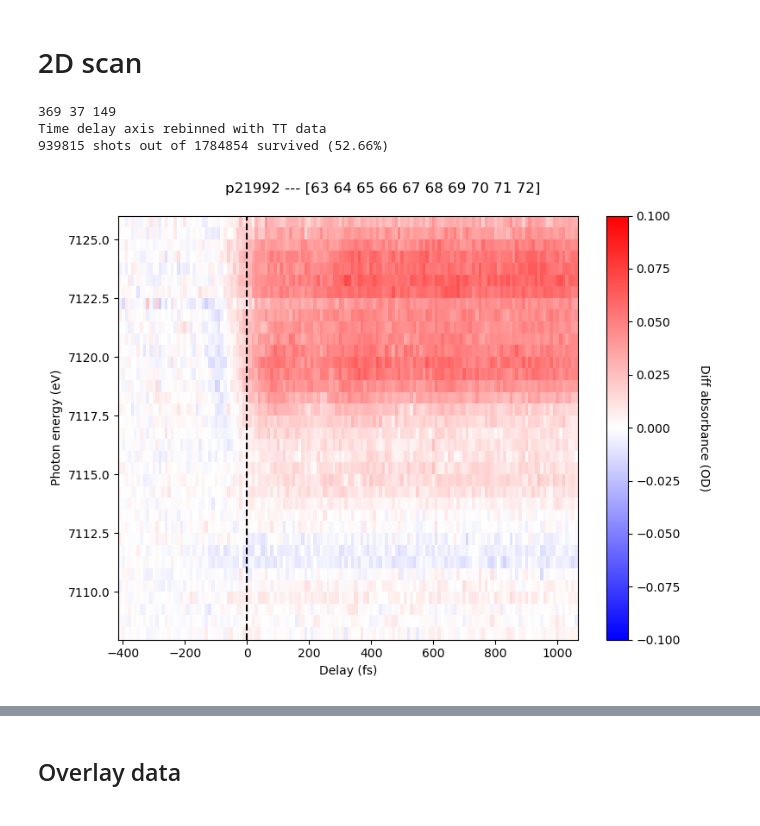
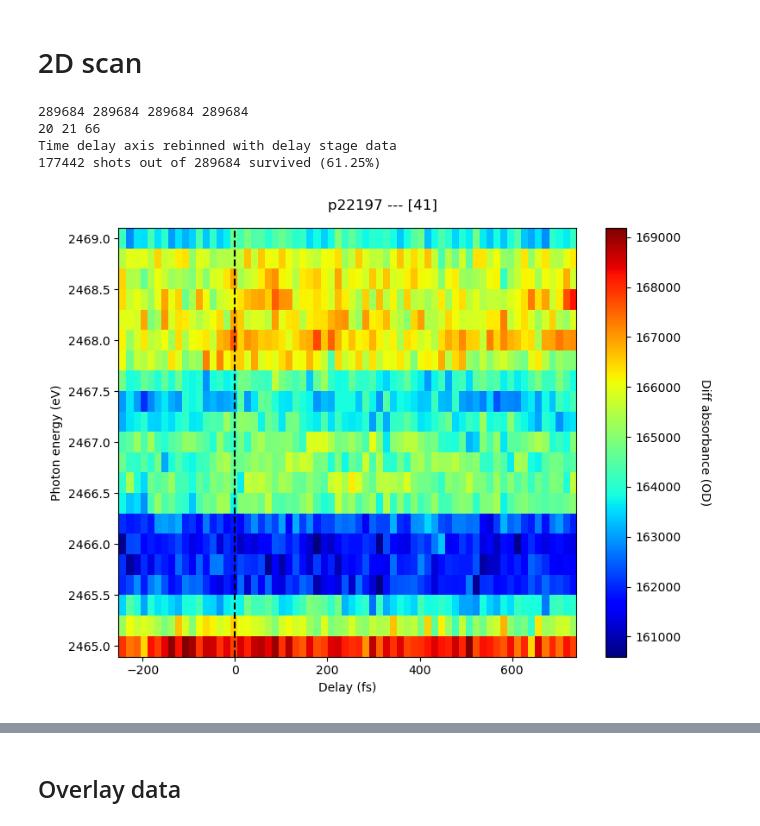
Before and after one commit to paulscherrerinstitute/alvra_beamline_scripts, a Jupyter notebook: Plotting_XANES.ipynb, the cells around one changed output, grey strips where cells are left out. Drawn from its saved outputs; the diff is of its cells as text; code cells hidden in the pictures.

```diff
--- a/Plotting_XANES.ipynb
+++ b/Plotting_XANES.ipynb
@@ -16,3 +16,13 @@ warnings.filterwarnings('ignore')
 # %% [markdown]
 <a id='averaged_XAS'></a>
 ## Load data
+# %%
+pgroup = 'p22197'
+Loaddir_name = 'test_noPair'
+
+#runlist = np.arange(41, 45)
+#runlist = [89, 90, 91, 93,94,95,96]
+runlist = [25]
+
+##############################################
+Loaddir = '/sf/alvra/data/{}/work/Reduced_data/{}/'.format(pgroup, Loaddir_name)
@@ -104,50 +170,57 @@ plt.show()
 # %% [markdown]
 # 2D scan
 # %%
-quantile = 0.8
+quantile = 0.7
 
-withTT = True
+withTT = False
 
-binsize = 10
-min_delay = -500
-max_delay = 1000
+binsize = 15
+min_delay = -250
+max_delay = 750
 
-variable_bins_delay = False
-numbins=100
+(variable_bins_delay, numbins) = (False, 100)
 
 ##############################################
-rbk = readbacks[0]
+rbk = np.array(readbacks[0], dtype=float)
 
-pp_TT, err_pp, Delay_fs_TT, howmany = \
-Rebin_and_filter_2Dscans(data, binsize, min_delay, max_delay, quantile, rbk, withTT, varbin_t=variable_bins_delay, numbins=numbins)
+# pp_TT, err_pp, Delay_fs_TT, howmany = \
+# Rebin_and_filter_2Dscans(data, binsize, min_delay, max_delay, quantile, rbk, withTT, threshold=0.05, varbin_t=variable_bins_delay, numbins=numbins)
+
+pp_TT, GS, ES, err_pp, Delay_fs_TT, howmany = \
+Rebin_and_filter_2Dscans_noPair(data, binsize, min_delay, max_delay, quantile, rbk, withTT, threshold=0.05, varbin_t=variable_bins_delay, numbins=numbins)
 # %% [output]
-369 37 149
-Time delay axis rebinned with TT data
-939815 shots out of 1784854 survived (52.66%)
+289684 289684 289684 289684
+20 21 66
+Time delay axis rebinned with delay stage data
+177442 shots out of 289684 survived (61.25%)
 # %%
-baseline = np.average(pp_TT[:,0:10], axis=1)
-baseline = baseline[:, np.newaxis]
+#baseline = np.average(pp_TT[:,0:2], axis=1)
+baseline = np.average(GS[:,0:2], axis=1)
+baseline = 0#baseline[:, np.newaxis]
 
 # Delay_fs_TT_2 = Delay_fs_TT[~np.isnan(Delay_fs_TT)]
 # pp_TT = pp_TT[:,~np.isnan(Delay_fs_TT)]
 
 plt.figure(figsize=(8, 6))
 #plt.rcParams.update({'font.size': 15})
 plt.suptitle(titlestring_stack)
 #plt.title(runlist)
-plt.pcolormesh(Delay_fs_TT+80, rbk, pp_TT-baseline, cmap='bwr', vmin=-0.1, vmax = 0.1)
+
+#plt.pcolormesh(Delay_fs_TT+0, rbk, pp_TT-baseline, cmap='jet', vmin=-0.004, vmax = 0.011)
+plt.pcolormesh(Delay_fs_TT+0, rbk, GS-baseline, cmap='jet')#, vmin=-0.004, vmax = 0.011)
+
 #plt.pcolormesh(pp_TT-baseline, cmap='bwr', vmin=-0.1, vmax = 0.1)
 #plt.ylabel('{} ({})'.format(scan.parameters['name'][0],scan.parameters['units'][0]))
 plt.ylabel('Photon energy (eV)')
 
 cbar = plt.colorbar(fraction=0.15)
 cbar.set_label('Diff absorbance (OD)', rotation=270, labelpad=25)
 
 #plt.colorbar()
 plt.xlabel('Delay (fs)')
 plt.axvline(x = 0, color = 'k', linestyle = '--')
 #plt.grid()
 plt.tight_layout()
 plt.show()
 # %% [output]
-[figure, old version]
+[figure, new version]
```
Also changed, not shown: parts of 16 cells of this notebook, 9 other files.
